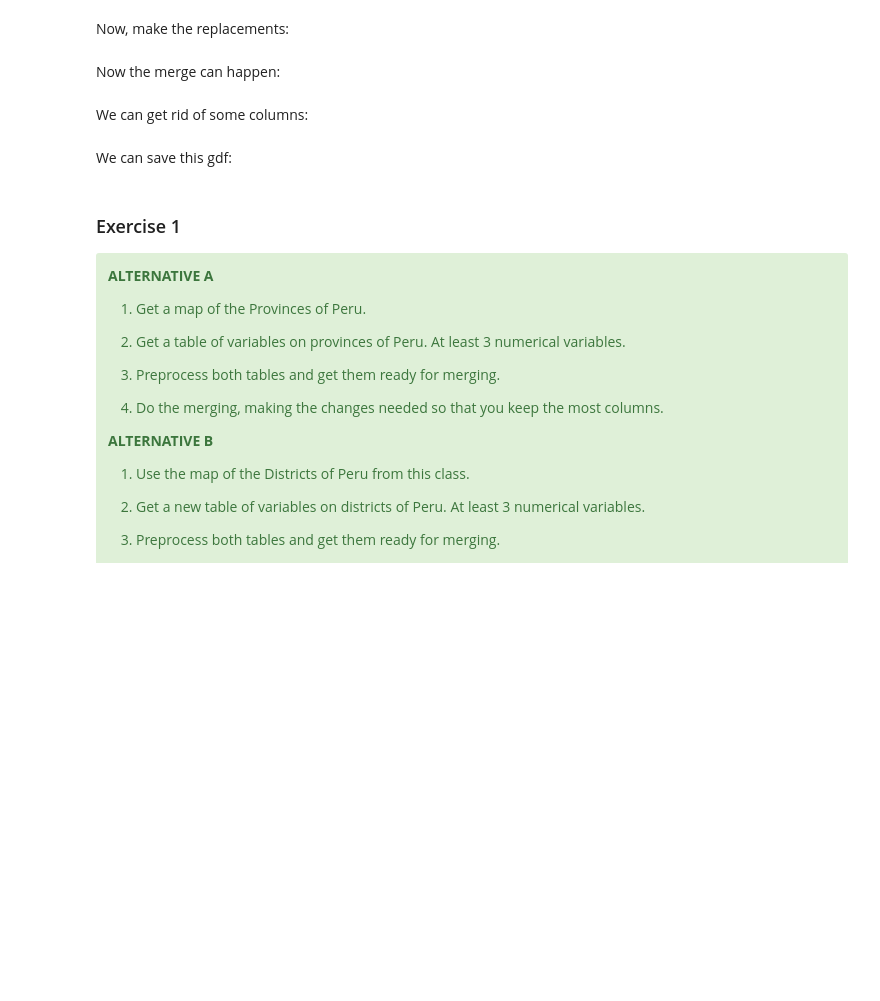
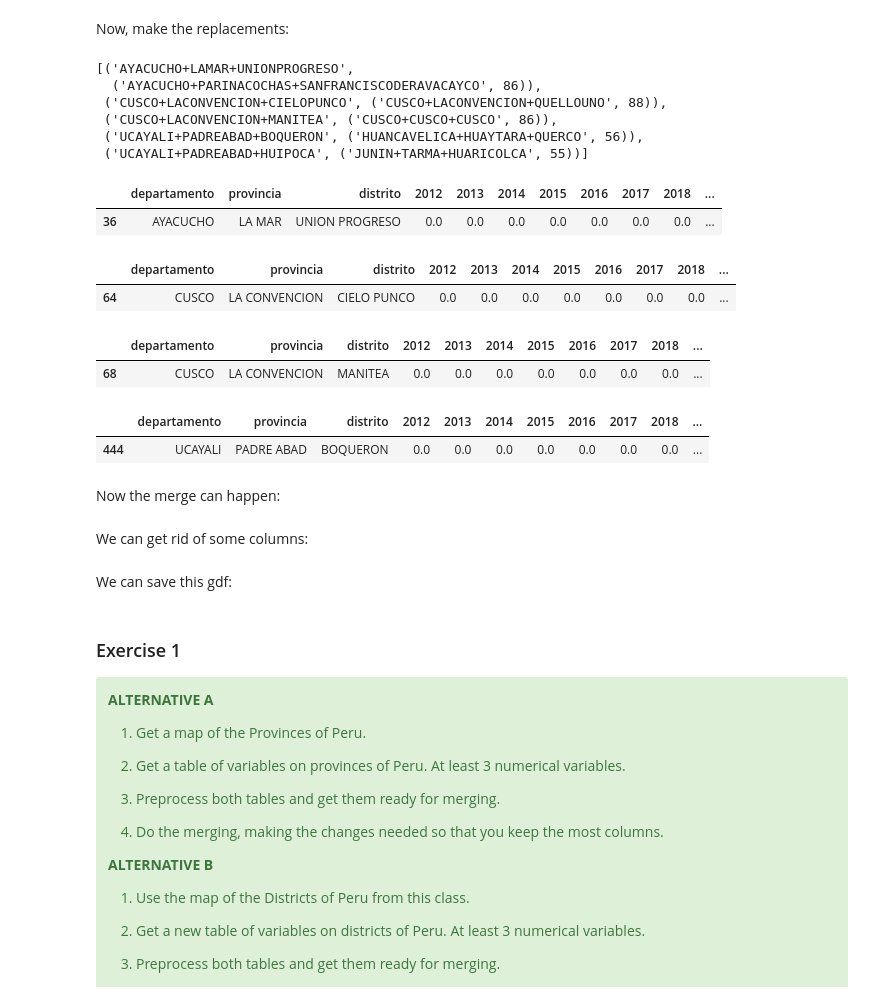
Before and after one commit to SocialAnalytics-StrategicIntelligence/GeoDFBasics_Analytics, a Jupyter notebook: geoDF_ANALYTICS.ipynb, the cells around one changed output. Saved outputs shown, nothing was run; the diff lists cells and outputs as text; code cells hidden in the pictures; blank space fills up the shorter version.

```diff
--- a/geoDF_ANALYTICS.ipynb
+++ b/geoDF_ANALYTICS.ipynb
@@ -224,0 +266,8 @@ from thefuzz import process
+# %%
+dengue_distYear_w.loc[21,'distrito']='NEPEÑA'
+dengue_distYear_w.loc[21,'location']='ANCASH+SANTA+NEPENA'
+
+nomatch_df=set(dengue_distYear_w.location)- set(datadismap.location)
+nomatch_gdf=set(datadismap.location)-set(dengue_distYear_w.location)
+
+[(dis,process.extractOne(dis,nomatch_gdf)) for dis in sorted(nomatch_df)]
@@ -230,7 +306,24 @@ If you are comfortable, you prepare a _dictionary_ of changes:
 # %%
 # then:
-changesDis_df={dis:process.extractOne(dis,nomatch_gdf)[0] for dis in sorted(nomatch_df)}
+changesDengue1={dis:process.extractOne(dis,nomatch_gdf)[0] for dis in sorted(nomatch_df) if process.extractOne(dis,nomatch_gdf)[1]>=90}
 # %% [markdown]
 Now, make the replacements:
 # %%
-datadis.provDist.replace(changesDis_df,inplace=True)
+dengue_distYear_w.location.replace(changesDengue1,inplace=True)
+# %%
+nomatch_df=set(dengue_distYear_w.location)- set(datadismap.location)
+nomatch_gdf=set(datadismap.location)-set(dengue_distYear_w.location)
+
+[(dis,process.extractOne(dis,nomatch_gdf)) for dis in sorted(nomatch_df)]
+# %% [output]
+[('AYACUCHO+LAMAR+UNIONPROGRESO',
+  ('AYACUCHO+PARINACOCHAS+SANFRANCISCODERAVACAYCO', 86)),
+ ('CUSCO+LACONVENCION+CIELOPUNCO', ('CUSCO+LACONVENCION+QUELLOUNO', 88)),
+ ('CUSCO+LACONVENCION+MANITEA', ('CUSCO+CUSCO+CUSCO', 86)),
+ ('UCAYALI+PADREABAD+BOQUERON', ('HUANCAVELICA+HUAYTARA+QUERCO', 56)),
+ ('UCAYALI+PADREABAD+HUIPOCA', ('JUNIN+TARMA+HUARICOLCA', 55))]
+# %%
+dengue_distYear_w[dengue_distYear_w.distrito.str.startswith('UNIO')]
+# %% [output]
+|  | departamento | provincia | distrito | 2012 | 2013 | 2014 | 2015 | 2016 | 2017 | 2018 | ... |
+| 36 | AYACUCHO | LA MAR | UNION PROGRESO | 0.0 | 0.0 | 0.0 | 0.0 | 0.0 | 0.0 | 0.0 | ... |
@@ -236,0 +332,15 @@ datadis.provDist.replace(changesDis_df,inplace=True)
+# %%
+dengue_distYear_w[dengue_distYear_w.distrito.str.startswith('CIELO')]
+# %% [output]
+|  | departamento | provincia | distrito | 2012 | 2013 | 2014 | 2015 | 2016 | 2017 | 2018 | ... |
+| 64 | CUSCO | LA CONVENCION | CIELO PUNCO | 0.0 | 0.0 | 0.0 | 0.0 | 0.0 | 0.0 | 0.0 | ... |
+# %%
+dengue_distYear_w[dengue_distYear_w.distrito.str.startswith('MANIT')]
+# %% [output]
+|  | departamento | provincia | distrito | 2012 | 2013 | 2014 | 2015 | 2016 | 2017 | 2018 | ... |
+| 68 | CUSCO | LA CONVENCION | MANITEA | 0.0 | 0.0 | 0.0 | 0.0 | 0.0 | 0.0 | 0.0 | ... |
+# %%
+dengue_distYear_w[dengue_distYear_w.distrito.str.startswith('BOQU')]
+# %% [output]
+|  | departamento | provincia | distrito | 2012 | 2013 | 2014 | 2015 | 2016 | 2017 | 2018 | ... |
+| 444 | UCAYALI | PADRE ABAD | BOQUERON | 0.0 | 0.0 | 0.0 | 0.0 | 0.0 | 0.0 | 0.0 | ... |
```
Also changed, not shown: parts of 22 cells of this notebook, 2 other files.
